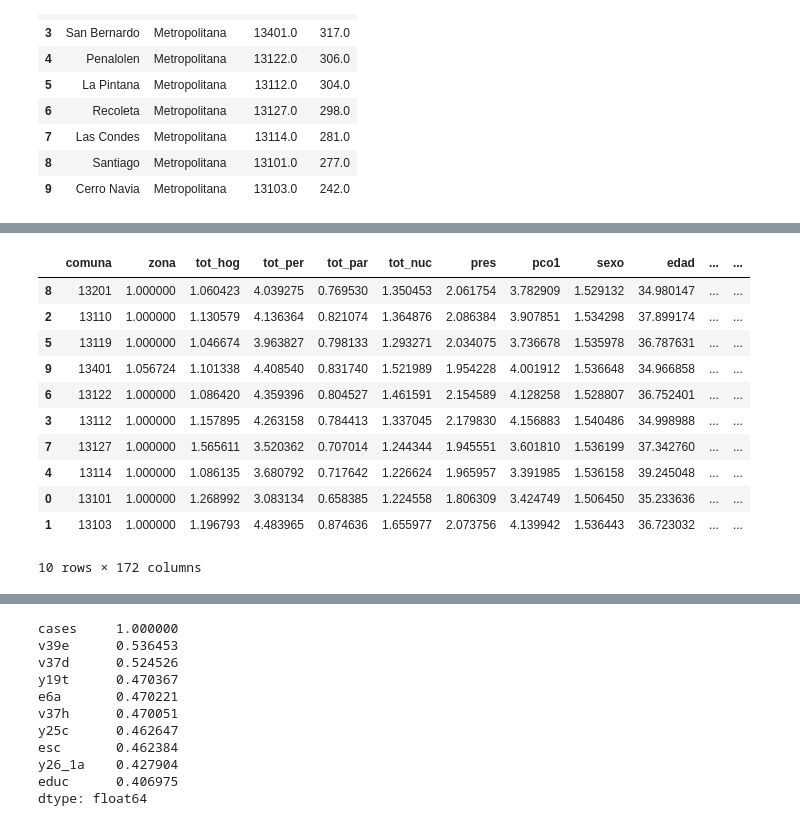
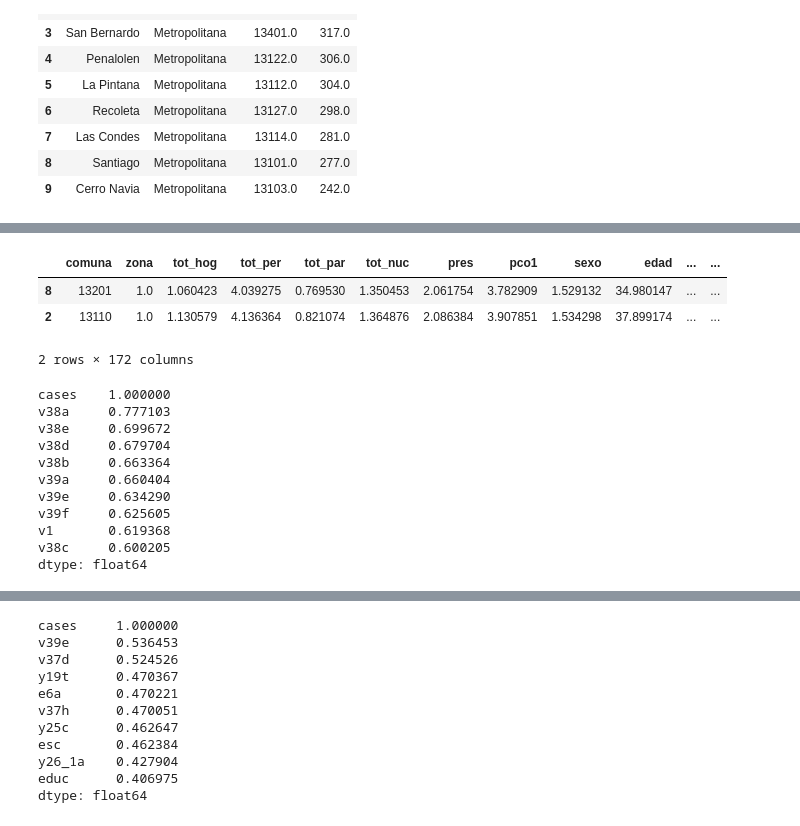
Before and after one commit to muellermax/Chile-Capstone, a Jupyter notebook: Chile Capstone.ipynb, the cells around one changed output, grey strips where cells are left out. Cells and saved outputs as stored; diff of their text form; code cells hidden in the pictures.

```diff
--- a/Chile Capstone.ipynb
+++ b/Chile Capstone.ipynb
@@ -537,18 +531,10 @@ show_CASEN_for_districts(cases_districts, casen_rel, 'cases', 10, 100)
 # %%
-show_CASEN_for_districts(deaths_districts, casen_rel, 'deaths', 10, 100)
+show_CASEN_for_districts(deaths_districts, casen_rel, 'deaths', 10, 100).head(2)
 # %% [output]
 |  | comuna | zona | tot_hog | tot_per | tot_par | tot_nuc | pres | pco1 | sexo | edad | ... | ... |
-| 8 | 13201 | 1.000000 | 1.060423 | 4.039275 | 0.769530 | 1.350453 | 2.061754 | 3.782909 | 1.529132 | 34.980147 | ... | ... |
-| 2 | 13110 | 1.000000 | 1.130579 | 4.136364 | 0.821074 | 1.364876 | 2.086384 | 3.907851 | 1.534298 | 37.899174 | ... | ... |
-| 5 | 13119 | 1.000000 | 1.046674 | 3.963827 | 0.798133 | 1.293271 | 2.034075 | 3.736678 | 1.535978 | 36.787631 | ... | ... |
-| 9 | 13401 | 1.056724 | 1.101338 | 4.408540 | 0.831740 | 1.521989 | 1.954228 | 4.001912 | 1.536648 | 34.966858 | ... | ... |
-| 6 | 13122 | 1.000000 | 1.086420 | 4.359396 | 0.804527 | 1.461591 | 2.154589 | 4.128258 | 1.528807 | 36.752401 | ... | ... |
-| 3 | 13112 | 1.000000 | 1.157895 | 4.263158 | 0.784413 | 1.337045 | 2.179830 | 4.156883 | 1.540486 | 34.998988 | ... | ... |
-| 7 | 13127 | 1.000000 | 1.565611 | 3.520362 | 0.707014 | 1.244344 | 1.945551 | 3.601810 | 1.536199 | 37.342760 | ... | ... |
-| 4 | 13114 | 1.000000 | 1.086135 | 3.680792 | 0.717642 | 1.226624 | 1.965957 | 3.391985 | 1.536158 | 39.245048 | ... | ... |
-| 0 | 13101 | 1.000000 | 1.268992 | 3.083134 | 0.658385 | 1.224558 | 1.806309 | 3.424749 | 1.506450 | 35.233636 | ... | ... |
-| 1 | 13103 | 1.000000 | 1.196793 | 4.483965 | 0.874636 | 1.655977 | 2.073756 | 4.139942 | 1.536443 | 36.723032 | ... | ... |
+| 8 | 13201 | 1.0 | 1.060423 | 4.039275 | 0.769530 | 1.350453 | 2.061754 | 3.782909 | 1.529132 | 34.980147 | ... | ... |
+| 2 | 13110 | 1.0 | 1.130579 | 4.136364 | 0.821074 | 1.364876 | 2.086384 | 3.907851 | 1.534298 | 37.899174 | ... | ... |
-10 rows × 172 columns
+2 rows × 172 columns
 # %%
 def show_corr(df, casen_data, title, m, n):
     """
@@ -575,3 +561,17 @@ def show_corr(df, casen_data, title, m, n):
     corr = top_10_corr.corrwith(top_10_corr[title]).sort_values(ascending = False)
 
     return corr
+# %%
+show_corr(cases_districts, casen_rel, 'cases', 0, 100).head(10)
+# %% [output]
+cases    1.000000
+v38a     0.777103
+v38e     0.699672
+v38d     0.679704
+v38b     0.663364
+v39a     0.660404
+v39e     0.634290
+v39f     0.625605
+v1       0.619368
+v38c     0.600205
+dtype: float64
```
Also changed, not shown: parts of 17 cells of this notebook, 1 other file.
